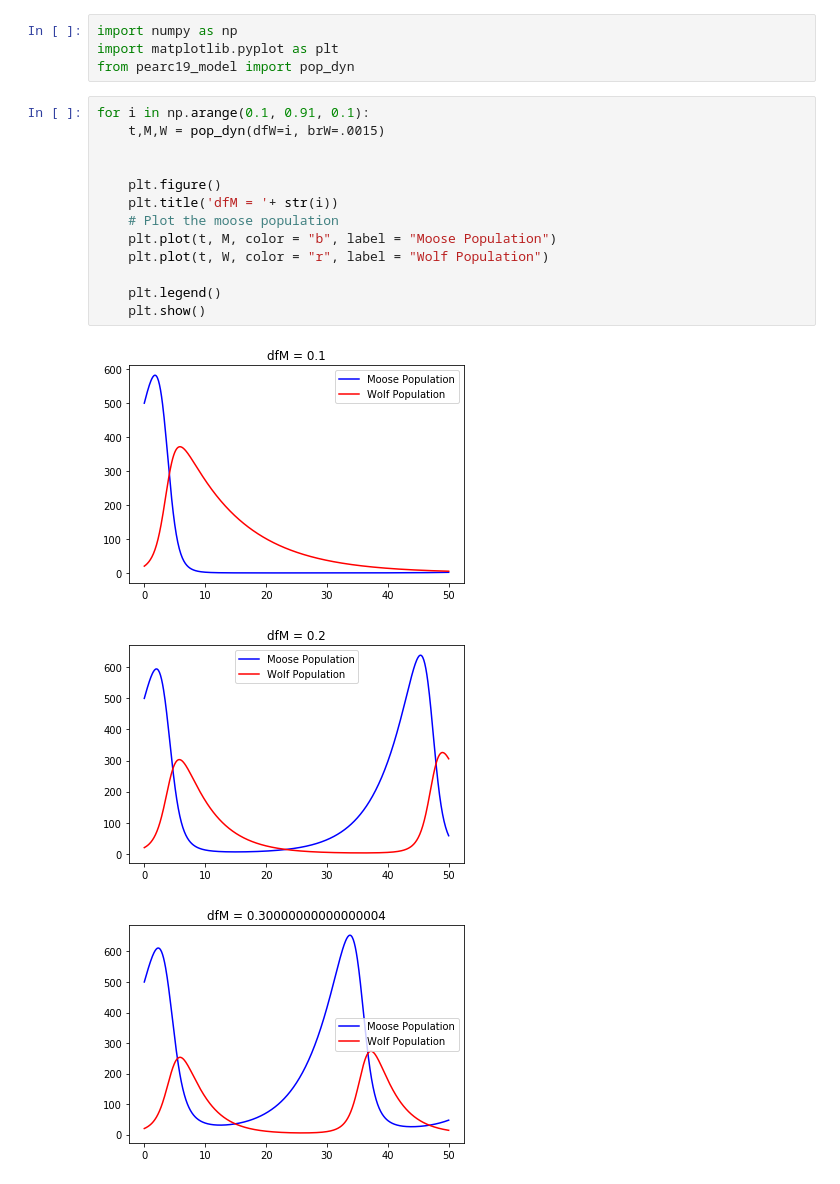
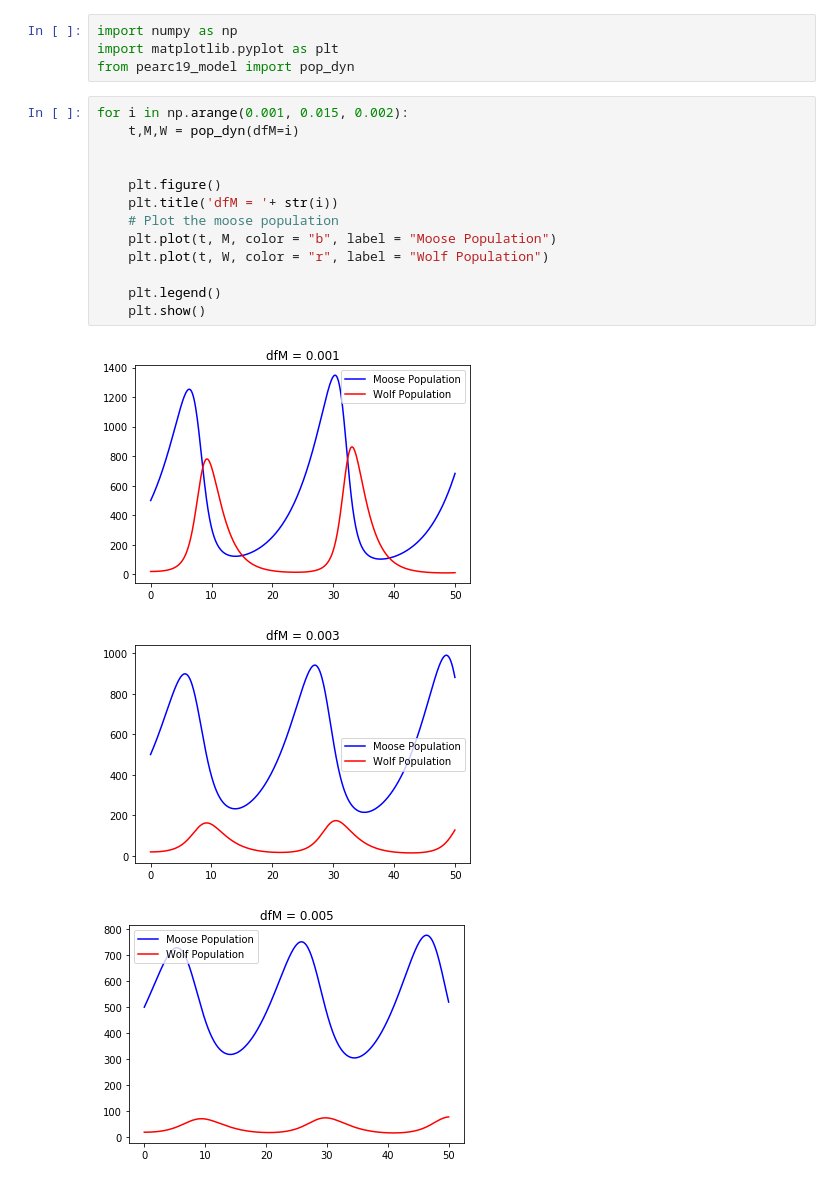
Before and after one commit to s-sajid-ali/pearc19_model, a Jupyter notebook: basic_notebooks/basic.ipynb, the cells around one changed output. Drawn from its saved outputs; the diff is of its cells as text.

```diff
--- a/basic_notebooks/basic.ipynb
+++ b/basic_notebooks/basic.ipynb
@@ -3,19 +3,19 @@ import numpy as np
 import matplotlib.pyplot as plt
 from pearc19_model import pop_dyn
 # %%
-for i in np.arange(0.1, 0.91, 0.1):
-    t,M,W = pop_dyn(dfW=i, brW=.0015)
+for i in np.arange(0.001, 0.015, 0.002):
+    t,M,W = pop_dyn(dfM=i)
 
 
     plt.figure()
     plt.title('dfM = '+ str(i))
     # Plot the moose population
     plt.plot(t, M, color = "b", label = "Moose Population")
     plt.plot(t, W, color = "r", label = "Wolf Population")
 
     plt.legend()
     plt.show()
 # %% [output]
-[figure, old version]
+[figure, new version]
-[figure, old version]
+[figure, new version]
-[figure, old version]
+[figure, new version]
```
Also changed, not shown: parts of 1 cell of this notebook, 1 other file.
